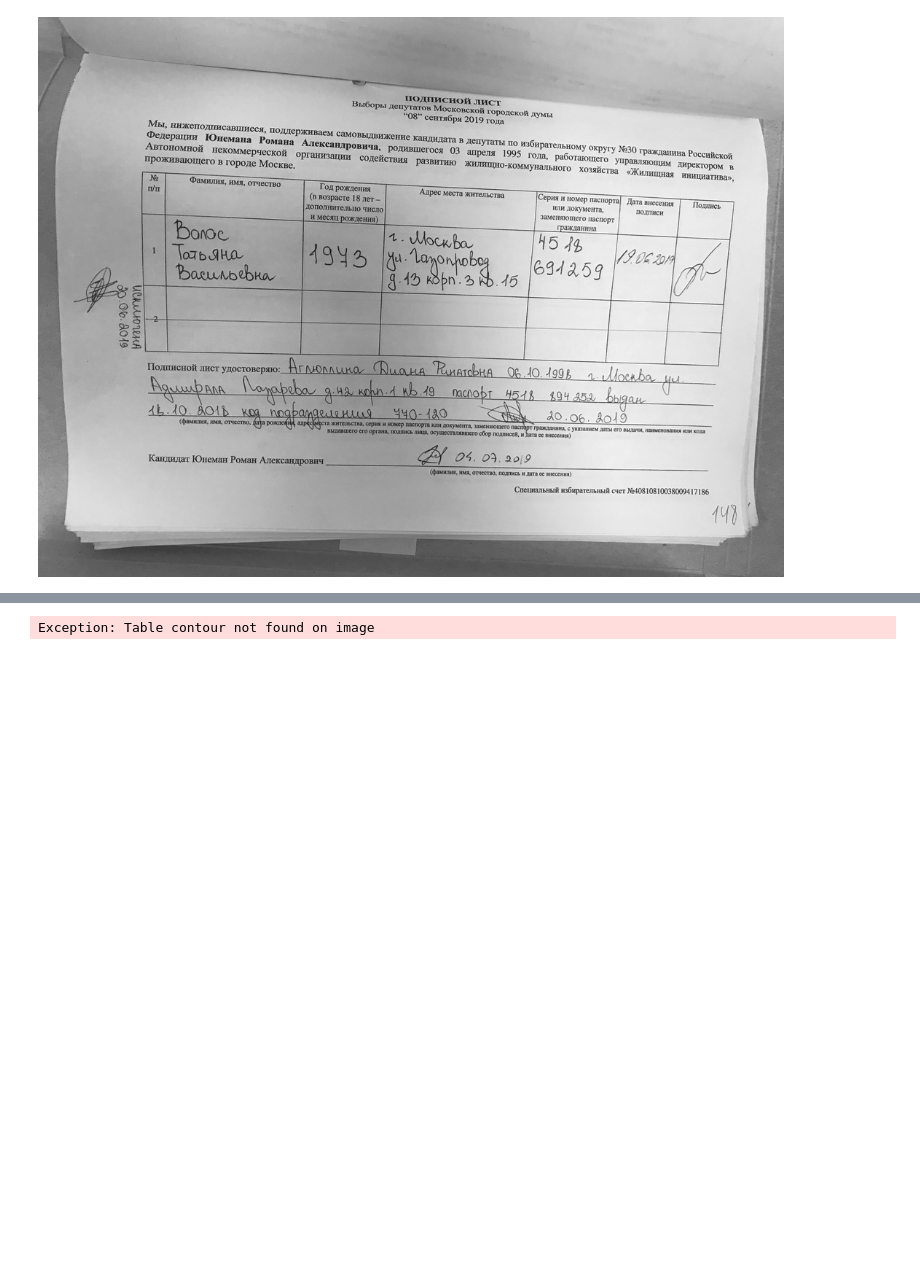
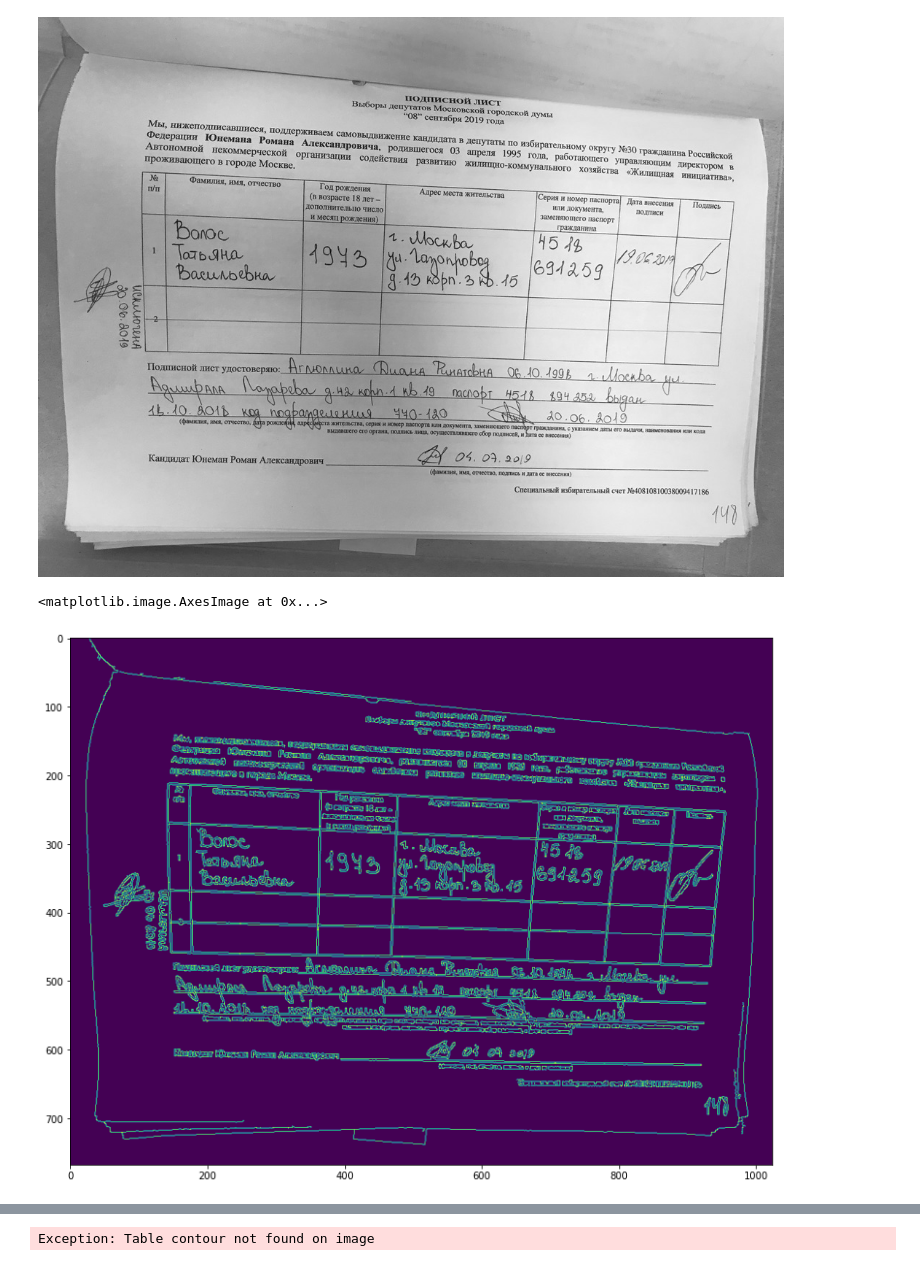
Before and after one commit to btseytlin/img_process, a Jupyter notebook: deskew.ipynb, the cells around one changed output, grey strips where cells are left out. Drawn from its saved outputs; the diff is of its cells as text; code cells hidden in the pictures; blank space fills up the shorter version.

Commit message:
WIP canny edge detector

```diff
--- a/deskew.ipynb
+++ b/deskew.ipynb
@@ -36,3 +36,10 @@ img_np = np.asarray(img)
 img
 # %% [output]
 [figure]
+# %%
+timg = cv2.GaussianBlur(np.array(img), (3, 3), 0)
+edged =  cv2.Canny(timg, 10, 200)
+plt.imshow(edged)
+# %% [output]
+<matplotlib.image.AxesImage at 0x...>
+[figure, added]
```
Also changed, not shown: parts of 3 cells of this notebook.
